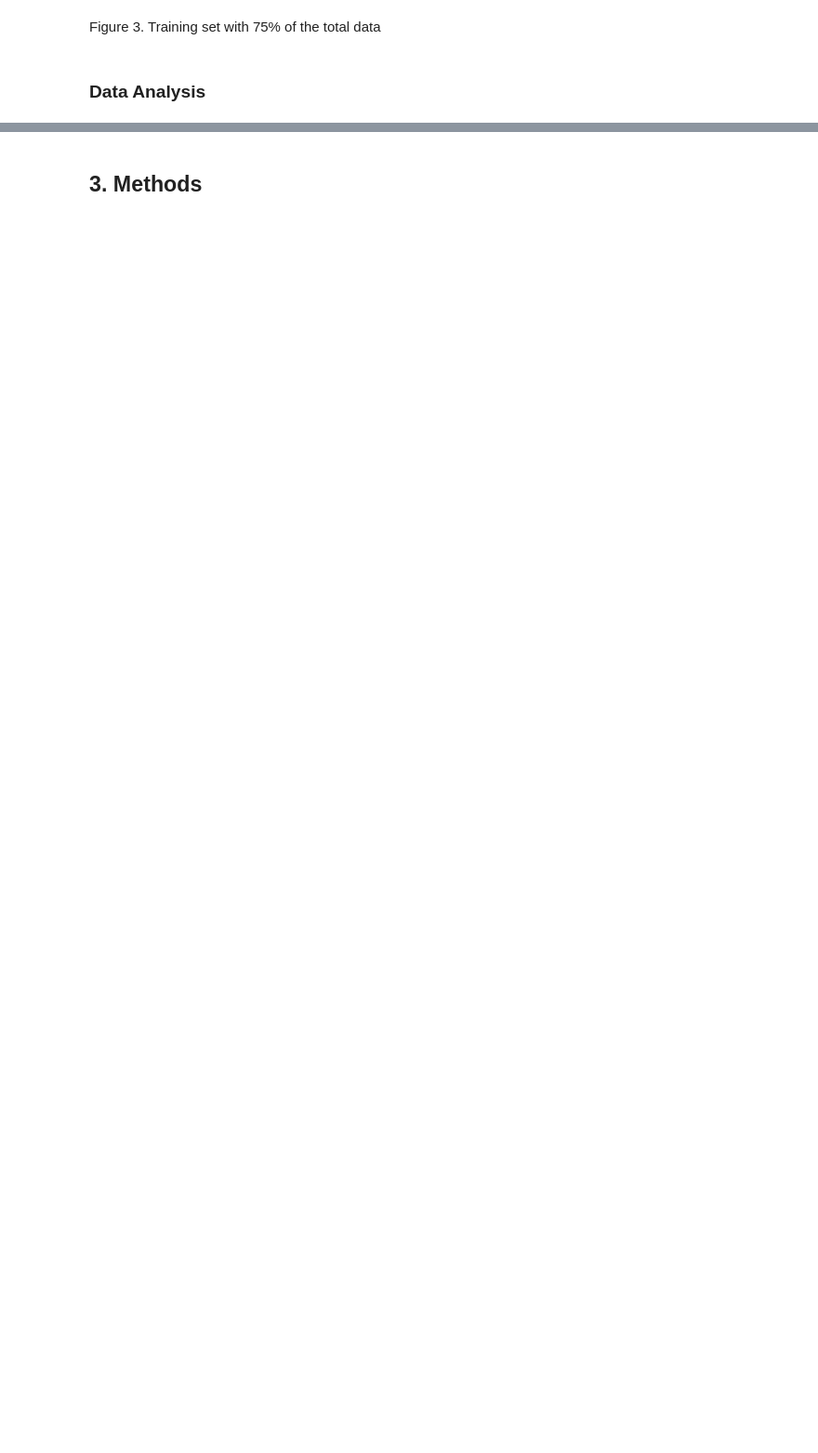
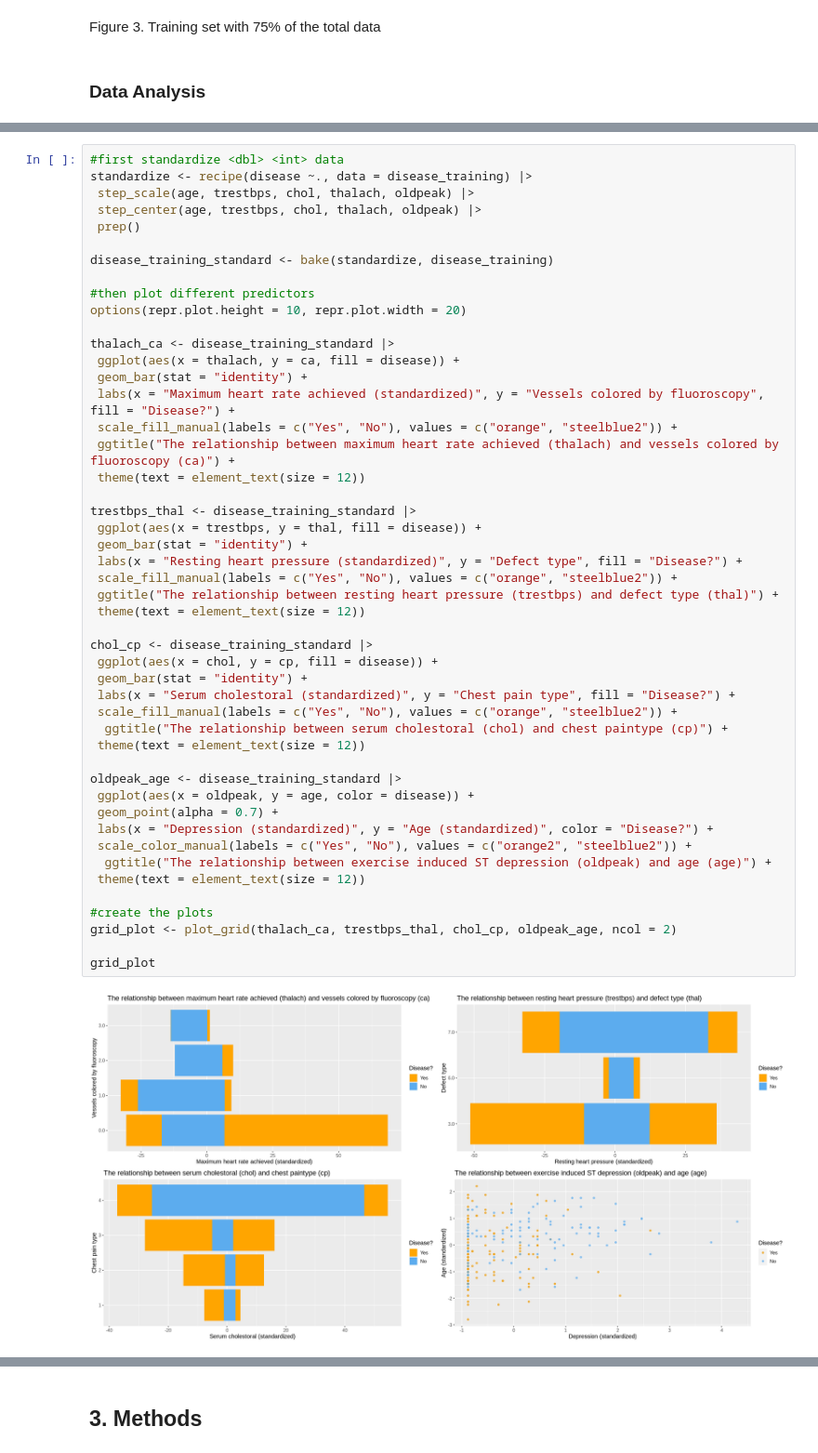
Before and after one commit to arissatejani/dsci-100-project_18, a Jupyter notebook: group_project_proposal_18.ipynb, the cells around one changed output, grey strips where cells are left out. Shown at 93% size. Cells and saved outputs as stored; diff of their text form; blank space fills up the shorter version.

Commit message:
first draft

```diff
--- a/group_project_proposal_18.ipynb
+++ b/group_project_proposal_18.ipynb
@@ -172,0 +196,50 @@ Figure 3. Training set with 75% of the total data
+# %%
+#first standardize <dbl> <int> data
+standardize <- recipe(disease ~., data = disease_training) |>
+ step_scale(age, trestbps, chol, thalach, oldpeak) |>
+ step_center(age, trestbps, chol, thalach, oldpeak) |>
+ prep()
+
+disease_training_standard <- bake(standardize, disease_training)
+
+#then plot different predictors
+options(repr.plot.height = 10, repr.plot.width = 20)
+
+thalach_ca <- disease_training_standard |>
+ ggplot(aes(x = thalach, y = ca, fill = disease)) +
+ geom_bar(stat = "identity") +
+ labs(x = "Maximum heart rate achieved (standardized)", y = "Vessels colored by fluoroscopy", fill = "Disease?") +
+ scale_fill_manual(labels = c("Yes", "No"), values = c("orange", "steelblue2")) +
+ ggtitle("The relationship between maximum heart rate achieved (thalach) and vessels colored by fluoroscopy (ca)") +
+ theme(text = element_text(size = 12))
+
+trestbps_thal <- disease_training_standard |>
+ ggplot(aes(x = trestbps, y = thal, fill = disease)) +
+ geom_bar(stat = "identity") +
+ labs(x = "Resting heart pressure (standardized)", y = "Defect type", fill = "Disease?") +
+ scale_fill_manual(labels = c("Yes", "No"), values = c("orange", "steelblue2")) +
+ ggtitle("The relationship between resting heart pressure (trestbps) and defect type (thal)") +
+ theme(text = element_text(size = 12))
+
+chol_cp <- disease_training_standard |>
+ ggplot(aes(x = chol, y = cp, fill = disease)) +
+ geom_bar(stat = "identity") +
+ labs(x = "Serum cholestoral (standardized)", y = "Chest pain type", fill = "Disease?") +
+ scale_fill_manual(labels = c("Yes", "No"), values = c("orange", "steelblue2")) +
+  ggtitle("The relationship between serum cholestoral (chol) and chest paintype (cp)") +
+ theme(text = element_text(size = 12))
+
+oldpeak_age <- disease_training_standard |>
+ ggplot(aes(x = oldpeak, y = age, color = disease)) +
+ geom_point(alpha = 0.7) +
+ labs(x = "Depression (standardized)", y = "Age (standardized)", color = "Disease?") +
+ scale_color_manual(labels = c("Yes", "No"), values = c("orange2", "steelblue2")) +
+  ggtitle("The relationship between exercise induced ST depression (oldpeak) and age (age)") +
+ theme(text = element_text(size = 12))
+
+#create the plots
+grid_plot <- plot_grid(thalach_ca, trestbps_thal, chol_cp, oldpeak_age, ncol = 2)
+
+grid_plot
+# %% [output]
+[figure, added]
```
Also changed, not shown: parts of 12 cells of this notebook.
